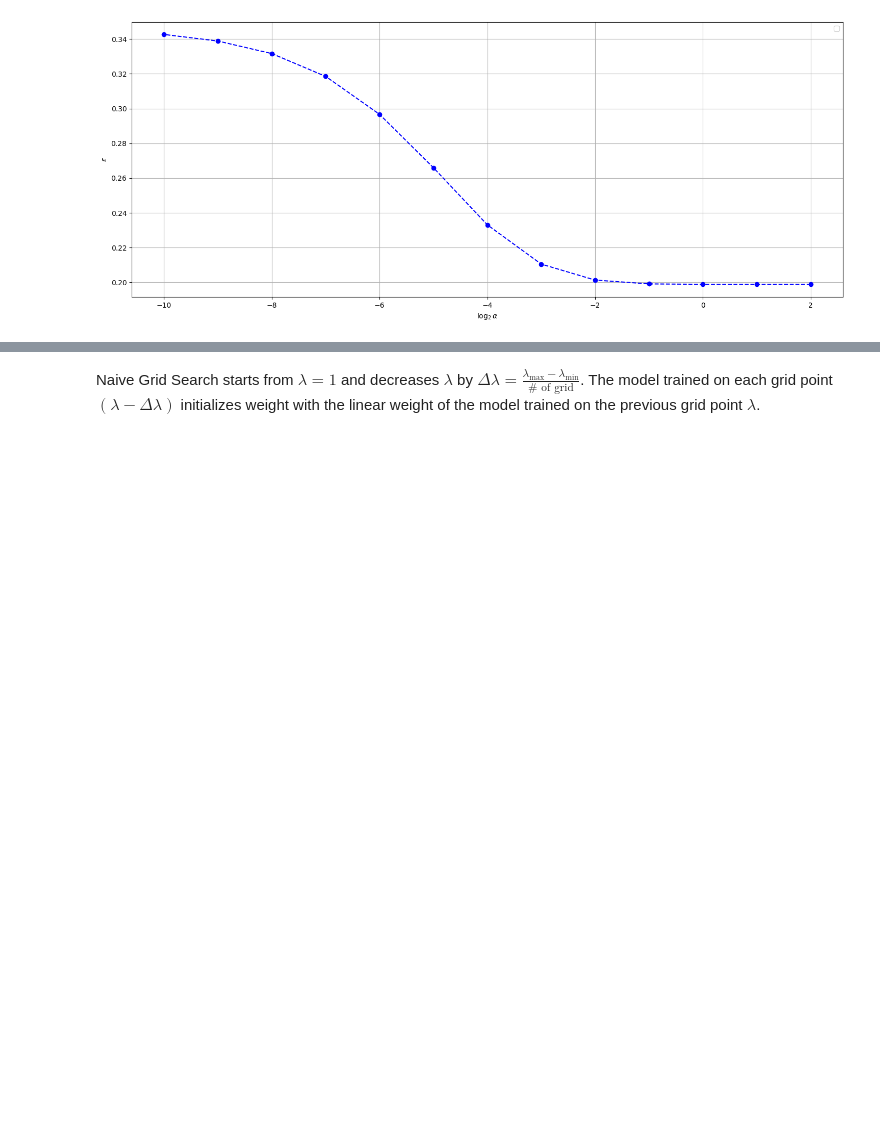
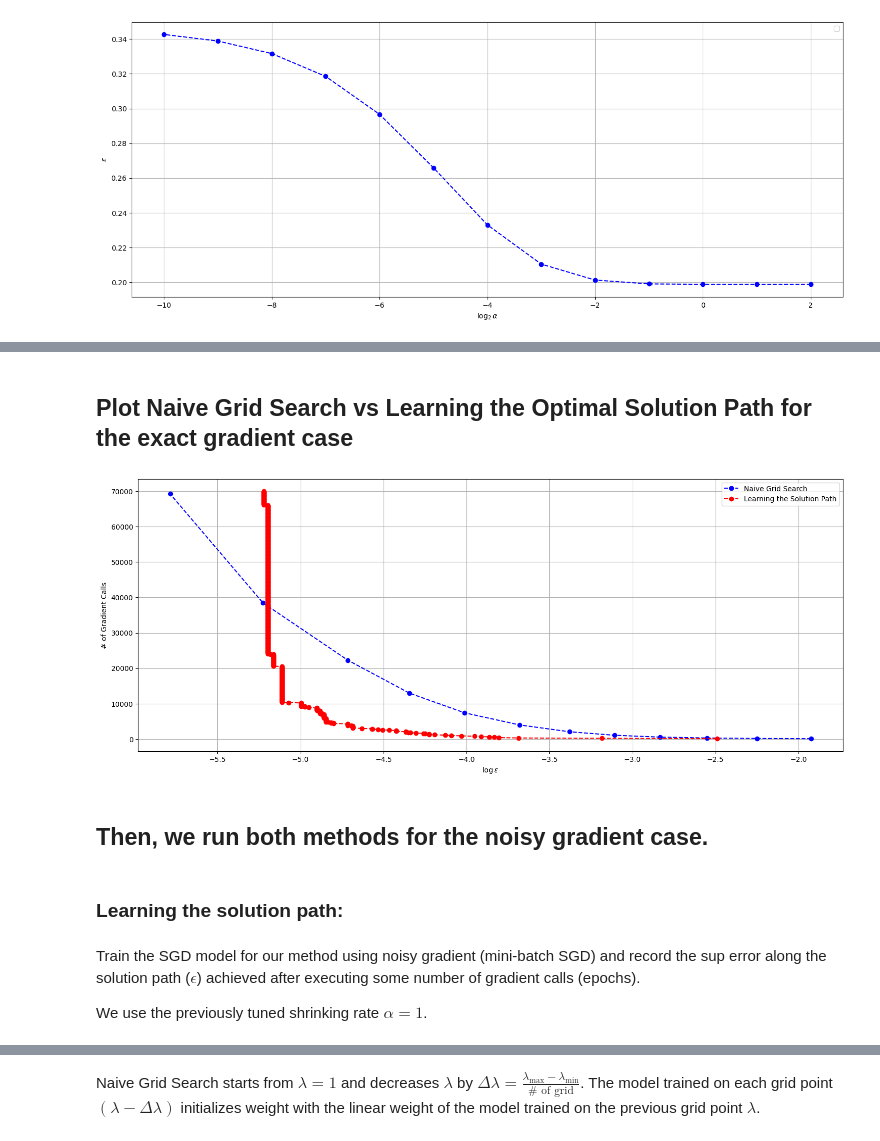
Before and after one commit to Cumberkid/Learning-the-Optimal-Solution-Path, a Jupyter notebook: Learning_the_Optimal_Solution_Path_vs_Naive_Grid_Search_using_PyTorch.ipynb, the cells around one changed output, grey strips where cells are left out. Drawn from its saved outputs; the diff is of its cells as text; code cells hidden in the pictures; blank space fills up the shorter version.

```diff
--- a/Learning_the_Optimal_Solution_Path_vs_Naive_Grid_Search_using_PyTorch.ipynb
+++ b/Learning_the_Optimal_Solution_Path_vs_Naive_Grid_Search_using_PyTorch.ipynb
@@ -227,0 +615,3 @@ WARNING:matplotlib.legend:No artists with labels found to put in legend.  Note t
+# %%
+for i in range(len(sup_error_list)):
+    sup_error_list[i] = np.min(sup_error_list[:i+1])
@@ -227,0 +629,34 @@ WARNING:matplotlib.legend:No artists with labels found to put in legend.  Note t
+# %% [markdown]
+## Plot Naive Grid Search vs Learning the Optimal Solution Path for the exact gradient case
+# %%
+csv_file_path = 'https://raw.githubusercontent.com/Cumberkid/Learning-the-Optimal-Solution-Path/main/NGS_results_exact.csv'
+NGS_results_exact = pd.read_csv(csv_file_path)
+num_itr_NGS = np.array(NGS_results_exact['num_itr'])
+sup_err_NGS = np.array(NGS_results_exact['sup_err'])
+# %%
+csv_file_path = 'https://raw.githubusercontent.com/Cumberkid/Learning-the-Optimal-Solution-Path/main/SGD_results_exact.csv'
+SGD_results_exact = pd.read_csv(csv_file_path)
+num_itr_SGD = np.array(SGD_results_exact['num_itr'])
+sup_err_SGD = np.array(SGD_results_exact['sup_err'])
+# %%
+for i in range(len(sup_err_SGD)):
+    sup_err_SGD[i] = np.min(sup_err_SGD[:i+1])
+# %%
+# plot result of learning the solution path
+plt.figure(figsize=(18,7))
+plt.plot(np.log(sup_err_NGS), num_itr_NGS, '--bo', label = "Naive Grid Search")
+plt.plot(np.log(sup_err_SGD), num_itr_SGD, '--ro', label = "Learning the Solution Path")
+plt.ylabel('# of Gradient Calls')
+plt.xlabel('$\\log\\epsilon$')
+plt.legend()
+plt.grid(True)
+# %% [output]
+[figure, added]
+# %% [markdown]
+## Then, we run both methods for the noisy gradient case.
+# %% [markdown]
+### Learning the solution path:
+# %% [markdown]
+Train the SGD model for our method using noisy gradient (mini-batch SGD) and record the sup error along the solution path ($\epsilon$) achieved after executing some number of gradient calls (epochs).
+
+We use the previously tuned shrinking rate $\alpha = 1$.
```
Also changed, not shown: parts of 173 cells of this notebook.
